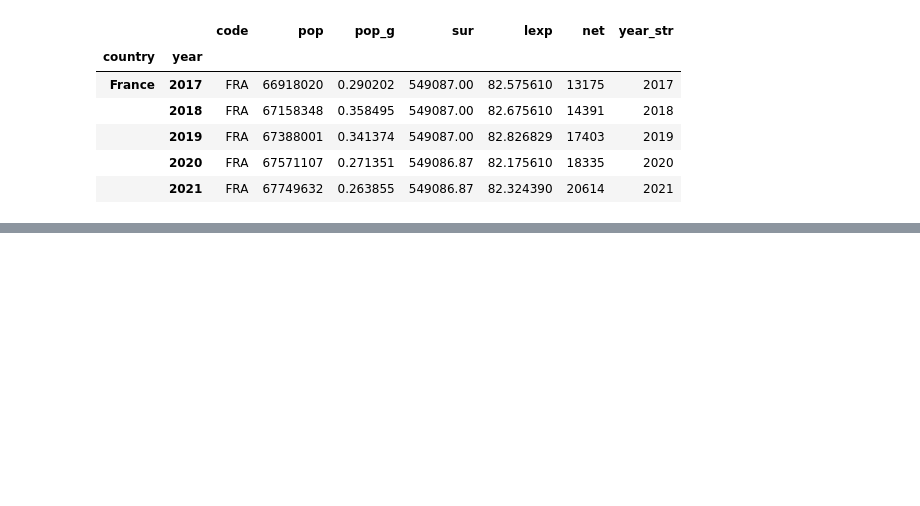
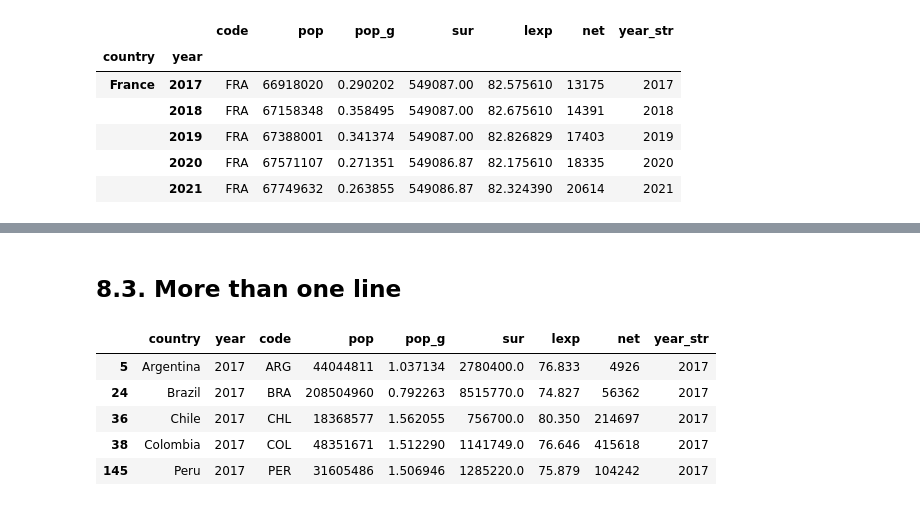
Before and after one commit to FintradeLab/CinC_24_I, a Jupyter notebook: 04_Pandas.ipynb, the cells around one changed output, grey strips where cells are left out. Drawn from its saved outputs; the diff is of its cells as text; code cells hidden in the pictures; blank space fills up the shorter version.

```diff
--- a/04_Pandas.ipynb
+++ b/04_Pandas.ipynb
@@ -322,0 +348,19 @@ fig2.show()
+# %% [markdown]
+## 8.3. More than one line
+# %%
+## Create a list of countries
+c_list = ['Colombia', 'Chile', 'Peru', 'México', 'Brazil', 'Argentina']
+
+## Extract the countries from the dataframe
+### First we must unindexed the df
+d3 = d2.reset_index()
+latam = d3[d3['country'].isin(c_list)]
+
+latam.head()
+# %% [output]
+|  | country | year | code | pop | pop_g | sur | lexp | net | year_str |
+| 5 | Argentina | 2017 | ARG | 44044811 | 1.037134 | 2780400.0 | 76.833 | 4926 | 2017 |
+| 24 | Brazil | 2017 | BRA | 208504960 | 0.792263 | 8515770.0 | 74.827 | 56362 | 2017 |
+| 36 | Chile | 2017 | CHL | 18368577 | 1.562055 | 756700.0 | 80.350 | 214697 | 2017 |
+| 38 | Colombia | 2017 | COL | 48351671 | 1.512290 | 1141749.0 | 76.646 | 415618 | 2017 |
+| 145 | Peru | 2017 | PER | 31605486 | 1.506946 | 1285220.0 | 75.879 | 104242 | 2017 |
```
Also changed, not shown: parts of 7 cells of this notebook.
